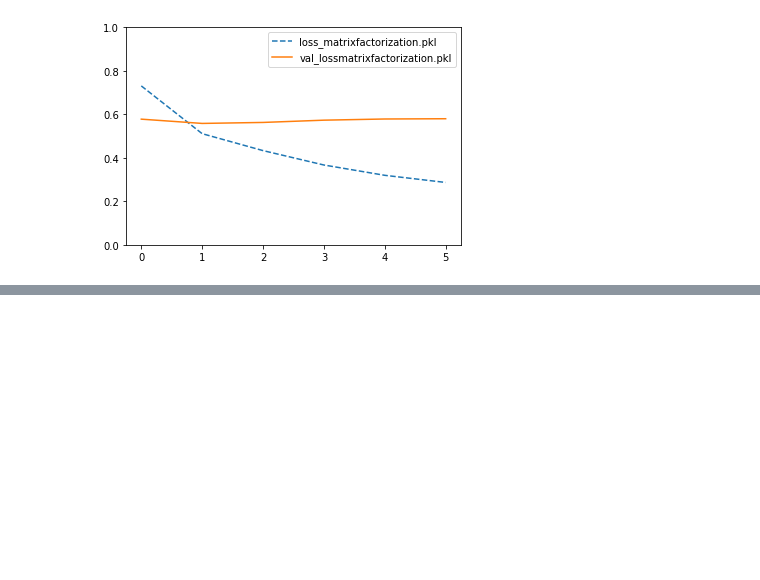
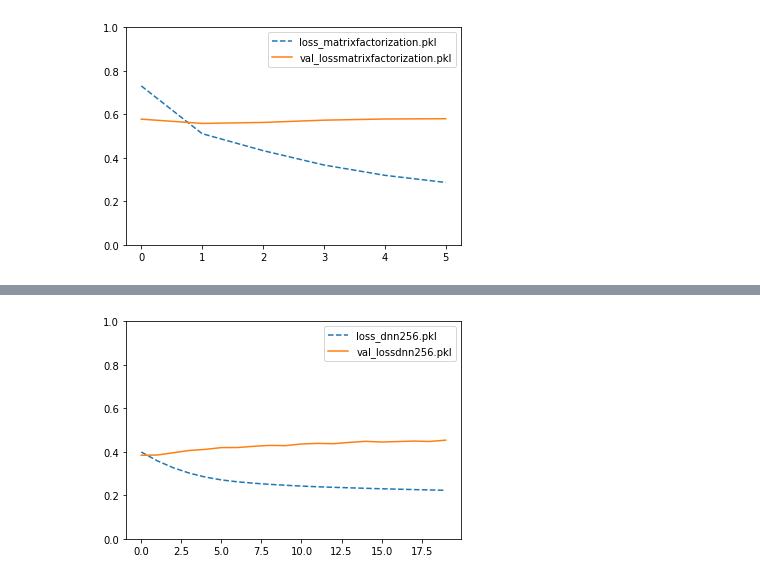
Before and after one commit to gmlunesa/vidyarecsys, a Jupyter notebook: rnn/rnn_playground_deepnn-256.ipynb, the cells around one changed output, grey strips where cells are left out. Drawn from its saved outputs; the diff is of its cells as text; code cells hidden in the pictures; blank space fills up the shorter version.

```diff
--- a/rnn/rnn_playground_deepnn-256.ipynb
+++ b/rnn/rnn_playground_deepnn-256.ipynb
@@ -350,0 +355,19 @@ Epoch 15/20
+# %%
+import pickle
+
+with open('dnn256.pkl' , 'wb') as file_pi:
+    pickle.dump(history.history, file_pi)
+# %%
+histories = ['dnn256.pkl']
+
+import pickle
+for val in histories:
+    with open(val , 'rb') as file_pi:
+        thepickle = pickle.load(file_pi)
+        plt.plot(thepickle["loss"],label ='loss_' + val,linestyle='--')
+        plt.plot(thepickle["val_loss"],label='val_loss' + val)
+plt.legend()
+plt.ylim(0, 1)
+
+pd.DataFrame(thepickle,columns =['loss','val_loss']).head(20).transpose()
+# %% [output]
@@ -350,0 +377 @@ Epoch 15/20
+[figure, added]
```
Also changed, not shown: parts of 3 cells of this notebook, 1 other file.
